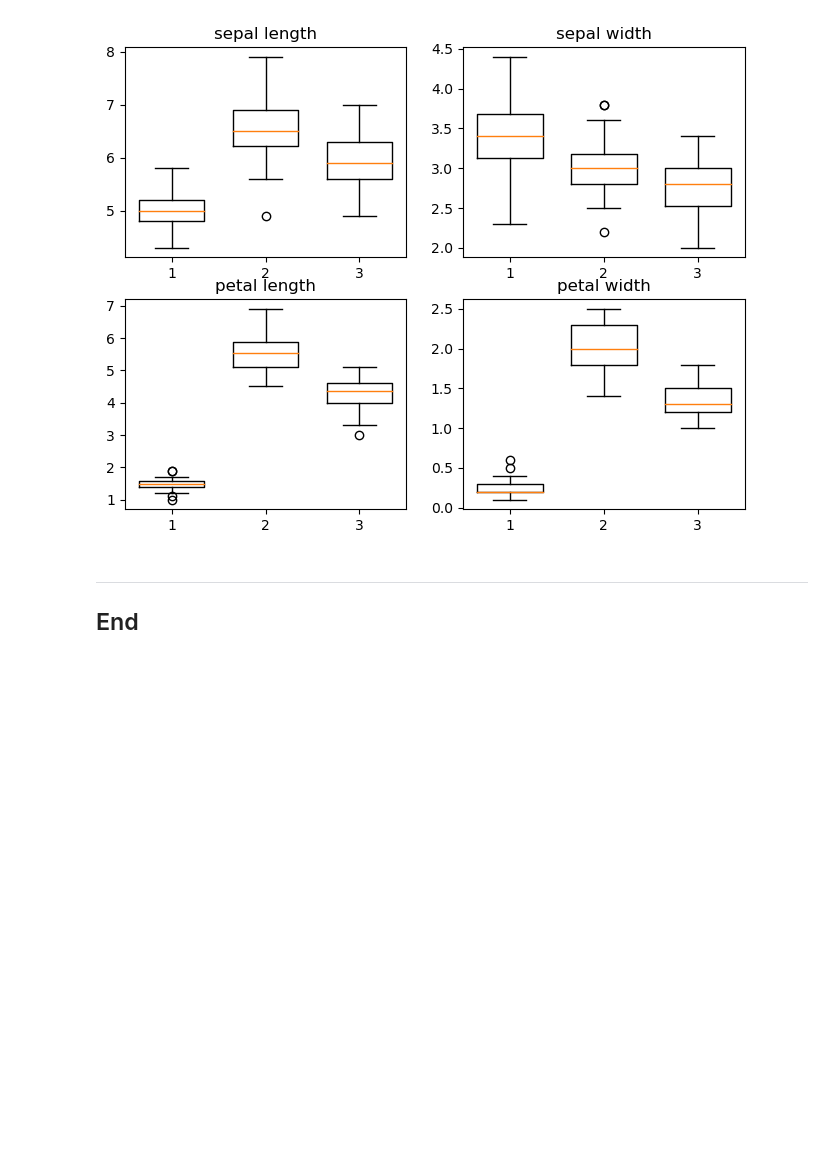
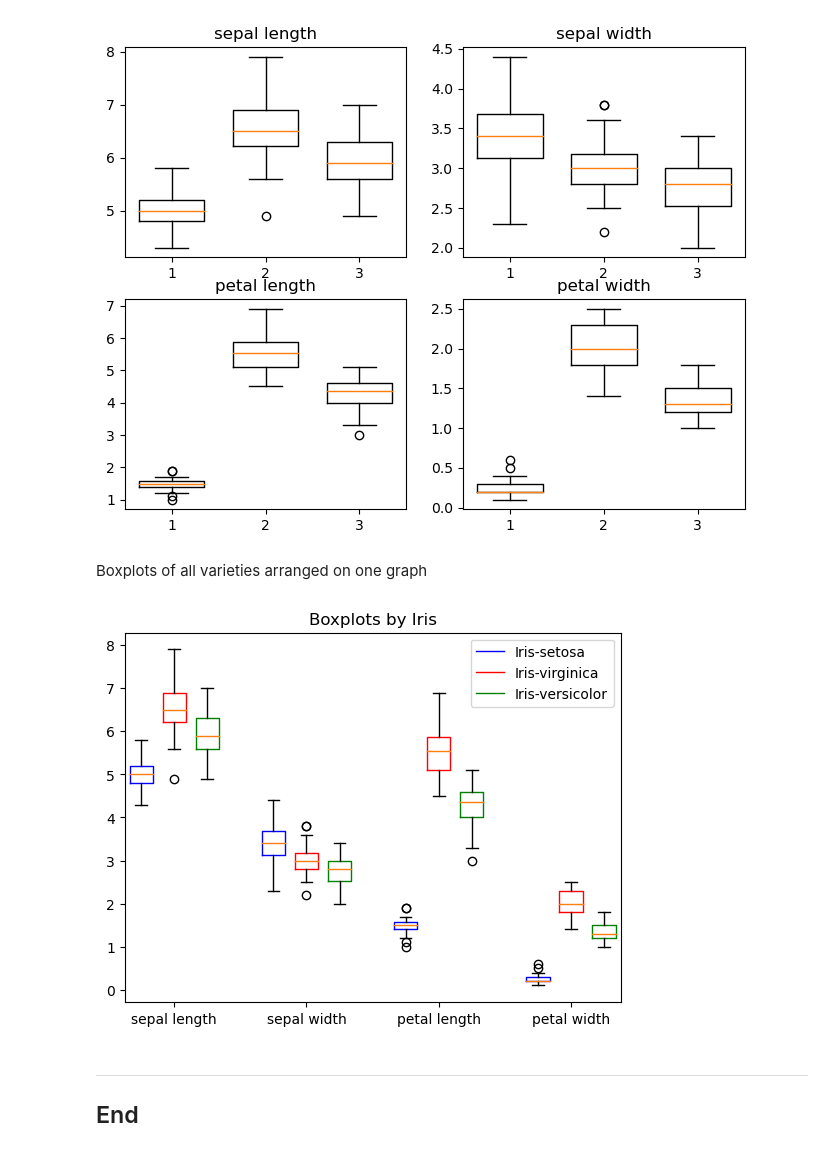
Before and after one commit to kevinsenan/4359-Fundamentals-of-Data-Analysis, a Jupyter notebook: Project.ipynb, the cells around one changed output. Cells and saved outputs as stored; diff of their text form; code cells hidden in the pictures; blank space fills up the shorter version.

Commit message:
All varieties on one boxplot

```diff
--- a/Project.ipynb
+++ b/Project.ipynb
@@ -116,6 +116,36 @@ ax[1, 1].set_title(headers[3])
 # %% [output]
 Text(0.5, 1.0, 'petal width')
 [figure]
+# %% [markdown]
+Boxplots of all varieties arranged on one graph
+# %%
+fig, ax = plt.subplots()
+def colour(plot):
+    plt.setp(plot['boxes'][0], color='blue')
+    plt.setp(plot['boxes'][1], color='red')
+    plt.setp(plot['boxes'][2], color='green')
+
+Sepal_Length = [df[0][df.Iris == 'Iris-setosa'], df[0][df.Iris == 'Iris-virginica'], df[0][df.Iris == 'Iris-versicolor']]
+Sepal_Width = [df[1][df.Iris == 'Iris-setosa'], df[1][df.Iris == 'Iris-virginica'], df[1][df.Iris == 'Iris-versicolor']]
+Petal_Length = [df[2][df.Iris == 'Iris-setosa'], df[2][df.Iris == 'Iris-virginica'], df[2][df.Iris == 'Iris-versicolor']]
+Petal_Width = [df[3][df.Iris == 'Iris-setosa'], df[3][df.Iris == 'Iris-virginica'], df[3][df.Iris == 'Iris-versicolor']]
+
+plot = plt.boxplot(Sepal_Length, positions = [1, 2, 3], widths = 0.7)
+colour(plot)
+plot = plt.boxplot(Sepal_Width, positions = [5, 6, 7], widths = 0.7)
+colour(plot)
+plot = plt.boxplot(Petal_Length, positions = [9, 10, 11], widths = 0.7)
+colour(plot)
+plot = plt.boxplot(Petal_Width, positions = [13, 14, 15], widths = 0.7)
+colour(plot)
+
+ax.set_xticks([2, 6, 10, 14])
+ax.set_xticklabels(headers)
+ax.set_title('Boxplots by Iris')
+ax.legend([plot["boxes"][0], plot["boxes"][1],plot["boxes"][2]], ['Iris-setosa', 'Iris-virginica', 'Iris-versicolor'], loc='upper right')
+plt.show()
+# %% [output]
+[figure, added]
 # %% [markdown]
 ***
 
```
